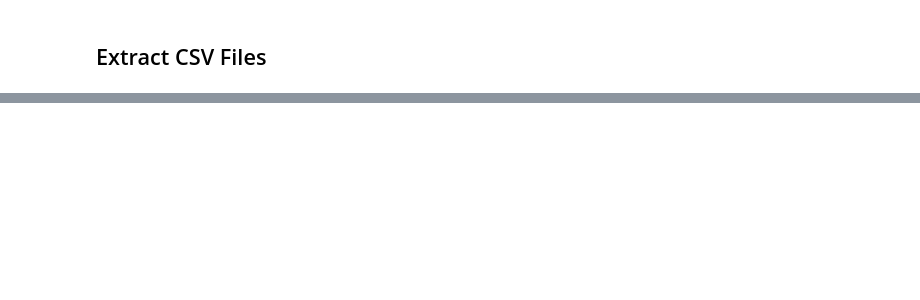
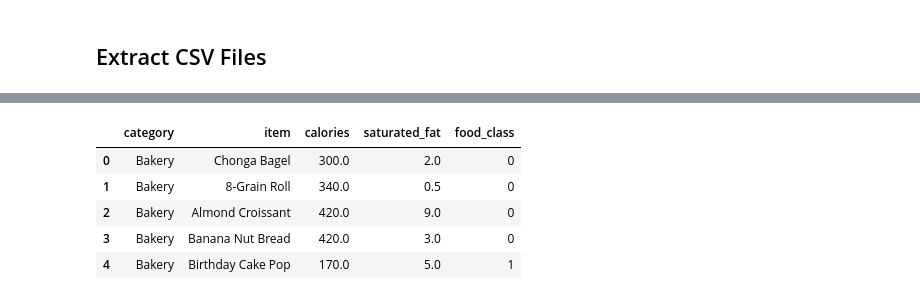
Before and after one commit to mpetersen49/ETL-project, a Jupyter notebook: Restaurant_ETL.ipynb, the cells around one changed output, grey strips where cells are left out. Saved outputs shown, nothing was run; the diff lists cells and outputs as text; code cells hidden in the pictures; blank space fills up the shorter version.

```diff
--- a/Restaurant_ETL.ipynb
+++ b/Restaurant_ETL.ipynb
@@ -31,0 +78,32 @@ starbucks_food_df.head()
+# %%
+# Update individual item to dessert class if needed
+# Assign each category to a food_class manually
+conditions = [(starbs_food_transformed["item"] == "Birthday Cake Pop") |
+              (starbs_food_transformed["item"] == "Blueberry Oat Cake") |
+              (starbs_food_transformed["item"] == "Chocolate Cake Pop") |
+              (starbs_food_transformed["item"] == "Chocolate Chip Cookie") |
+              (starbs_food_transformed["item"] == "Chocolate Chip Cookie Dough Cake Pop") |
+              (starbs_food_transformed["item"] == "Classic Coffee Cake") |
+              (starbs_food_transformed["item"] == "Confetti Sugar Cookie") |
+              (starbs_food_transformed["item"] == "Double Chocolate Chunk Brownie") |
+              (starbs_food_transformed["item"] == "Frosted Doughnut Cake Pop")|
+              (starbs_food_transformed["item"] == "Gluten-Free Marshmallow Dream Bar") |
+              (starbs_food_transformed["item"] == "Iced Lemon Loaf Cake") |
+              (starbs_food_transformed["item"] == "Old-Fashioned Glazed Doughnut") |
+              (starbs_food_transformed["item"] == "Strawberry Cake Pop")
+             ]
+
+# This is the value for a dessert
+values = [1]
+
+starbs_food_transformed['food_class'] = np.select(conditions, values)
+
+# Show transformed db
+starbs_food_transformed.head()
+# %% [output]
+|  | category | item | calories | saturated_fat | food_class |
+| 0 | Bakery | Chonga Bagel | 300.0 | 2.0 | 0 |
+| 1 | Bakery | 8-Grain Roll | 340.0 | 0.5 | 0 |
+| 2 | Bakery | Almond Croissant | 420.0 | 9.0 | 0 |
+| 3 | Bakery | Banana Nut Bread | 420.0 | 3.0 | 0 |
+| 4 | Bakery | Birthday Cake Pop | 170.0 | 5.0 | 1 |
```
Also changed, not shown: parts of 22 cells of this notebook, 6 other files.
